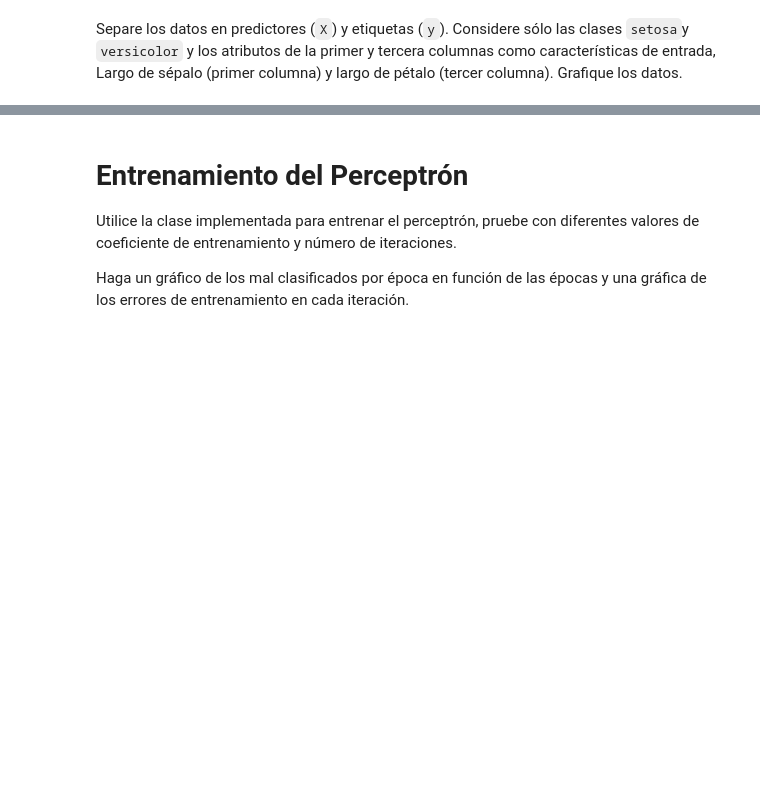
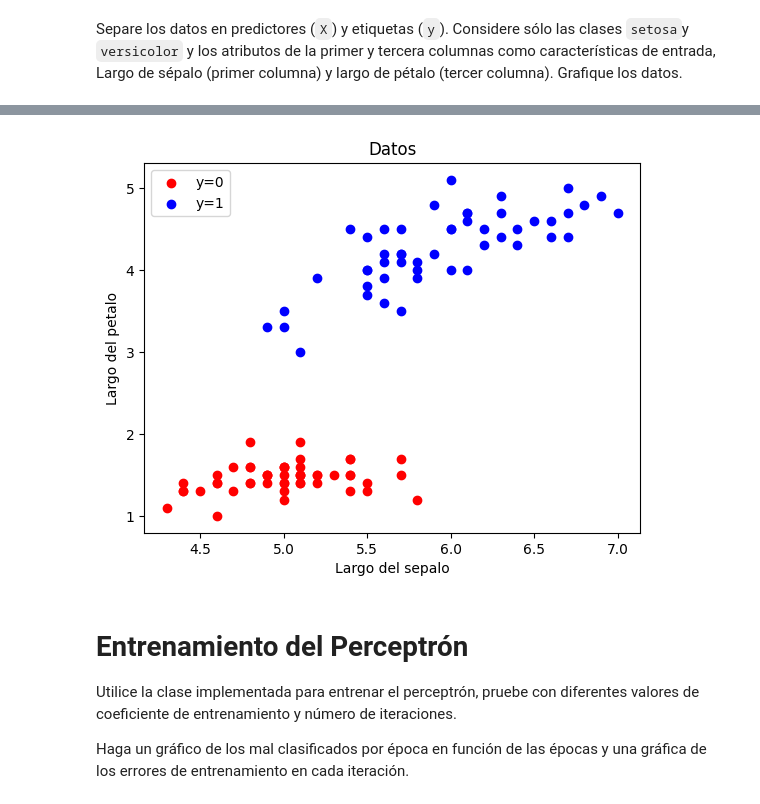
Before and after one commit to DinoMondino/IA, a Jupyter notebook: PS_PMC/PerceptronSimple.ipynb, the cells around one changed output, grey strips where cells are left out. Cells and saved outputs as stored; diff of their text form; code cells hidden in the pictures; blank space fills up the shorter version.

```diff
--- a/PS_PMC/PerceptronSimple.ipynb
+++ b/PS_PMC/PerceptronSimple.ipynb
@@ -143,3 +155,20 @@ df.tail()
 Separe los datos en predictores (`X`) y etiquetas (`y`). Considere sólo las clases `setosa`y `versicolor` y los atributos de la primer y tercera columnas como características de entrada, Largo de sépalo (primer columna) y largo de pétalo (tercer columna). Grafique los datos.
 # %%
 #convertimos las etiquetas de clases en  0 (Iris-setosa)  y 1 (Iris-versicolor)
+
+X = df.iloc[:, :-1]
+y = df.iloc[:, -1].copy()
+
+for x in range(len(y)):
+    if y[x] == "Iris-setosa":
+        y[x] = 0
+    elif y[x] == "Iris-versicolor":
+        y[x] = 1
+    else:
+        y[x] = 7
+
+y = y.astype(int)
+
+X = X.iloc[:, [0, 2]].values
+
+y
@@ -146,3 +188,15 @@ Separe los datos en predictores (`X`) y etiquetas (`y`). Considere sólo las cla
+# %%
+plt.scatter(X[y == 0][:, 0], X[y == 0][:, 1], color='red', label='y=0')
+plt.scatter(X[y == 1][:, 0], X[y == 1][:, 1], color='blue', label='y=1')
+
+plt.xlabel('Largo del sepalo')
+plt.ylabel('Largo del petalo')
+plt.title('Datos')
+plt.legend()
+
+plt.show()
+# %% [output]
+[figure, added]
 # %% [markdown]
 # Entrenamiento del Perceptrón
 
```
Also changed, not shown: parts of 8 cells of this notebook.
